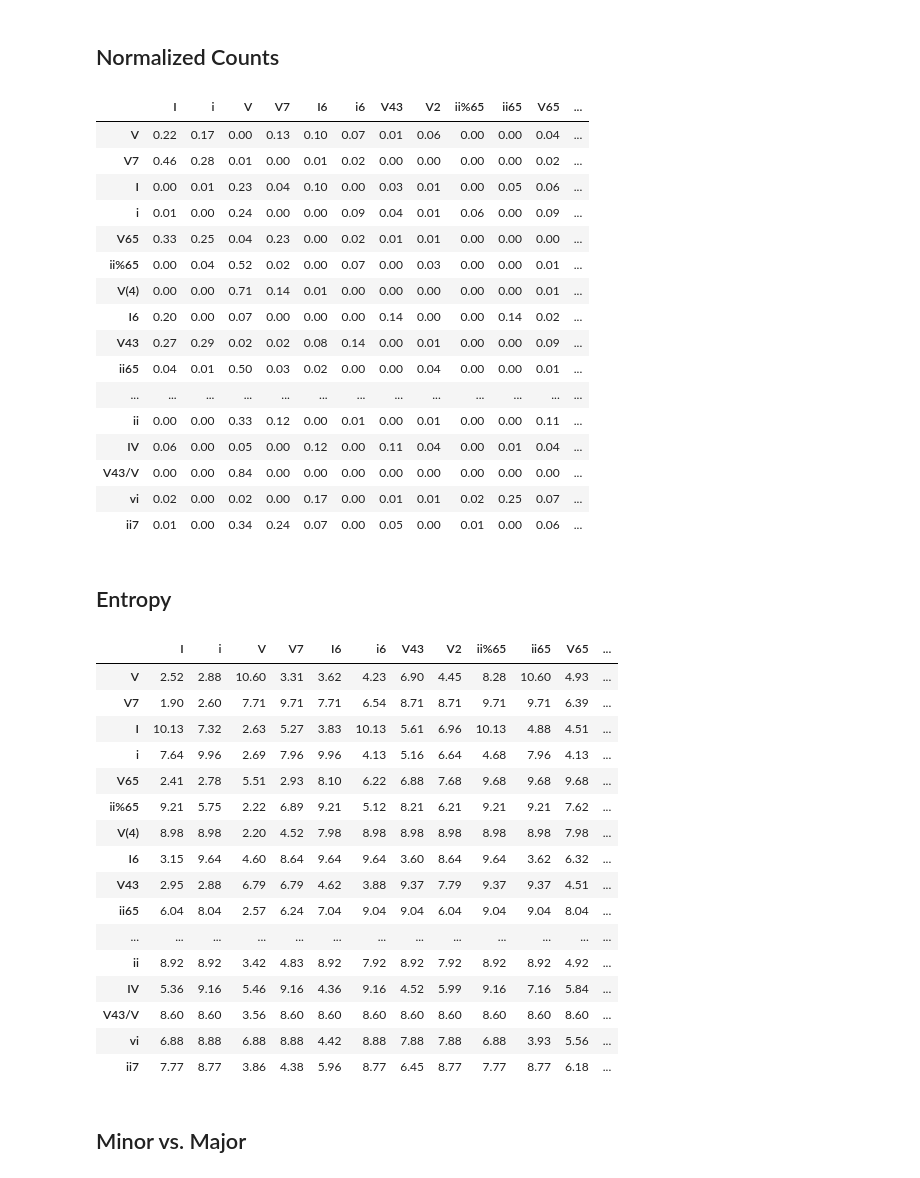
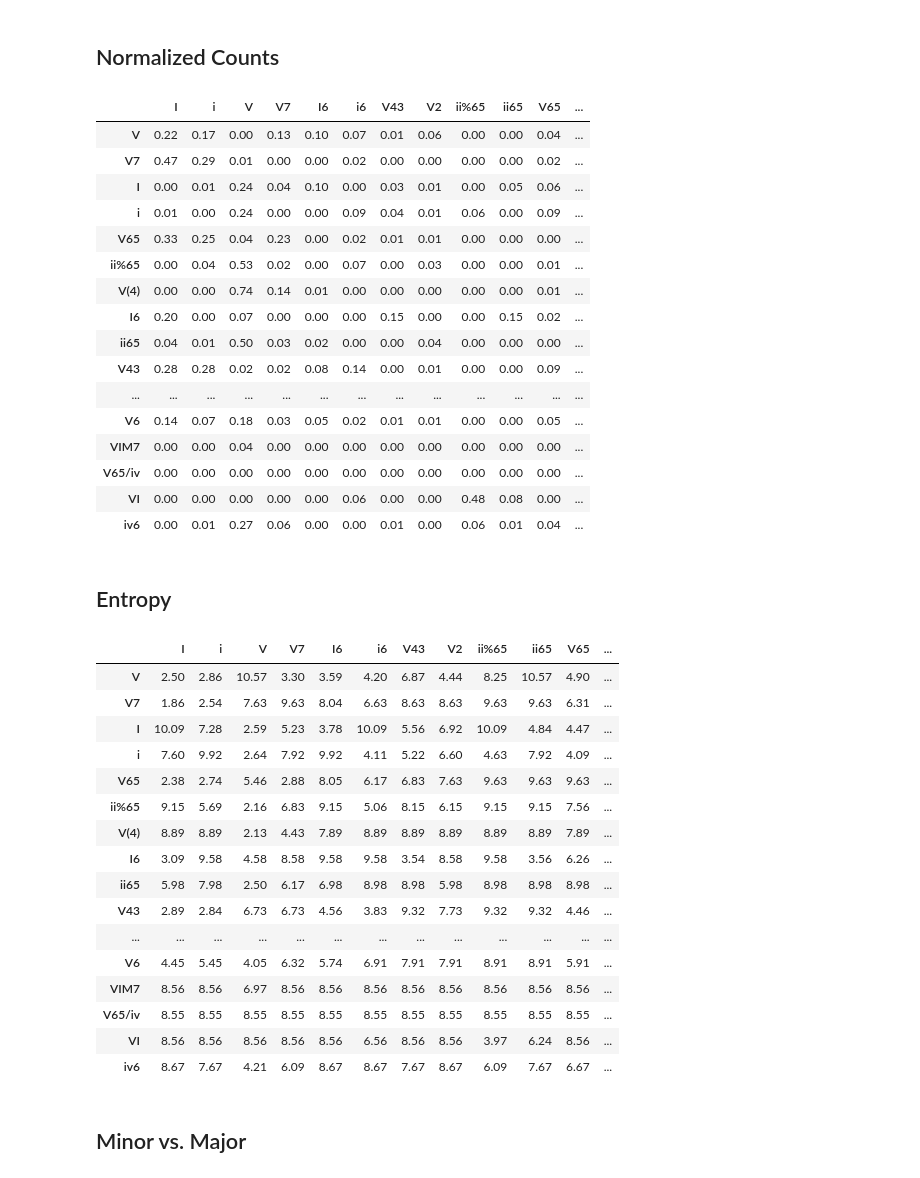
Before and after one commit to DCMLab/coup, a Jupyter notebook: figures.ipynb, the cells around one changed output. Cells and saved outputs as stored; diff of their text form; code cells hidden in the pictures.

```diff
--- a/figures.ipynb
+++ b/figures.ipynb
@@ -298,3 +319,4 @@ Couperin-concerts_royaux/harmonies  -> {'.tsv': 26}
 # %%
-p = Parse('.', key='coup', file_re='tsv$', index='fname', folder_re='harmonies')
+p = Parse('.', key='coup', exclude_re='AN.tsv$', file_re='tsv$', index='fname', folder_re='harmonies')
 p.parse_tsv()
+p
@@ -361,0 +366,3 @@ Name: chord, dtype: int64
+# %%
+k = 25
+df.chord.value_counts().iloc[:k]
@@ -448,47 +473,47 @@ transition_matrix(chord_successions, k=20, dist_only=True)
 # %% [markdown]
 ## Normalized Counts
 # %%
-transition_matrix(chord_successions, k=20, dist_only=True, normalize=True, decimals=2)
+transition_matrix(chord_successions, k=k, dist_only=True, normalize=True, decimals=2)
 # %% [output]
 |  | I | i | V | V7 | I6 | i6 | V43 | V2 | ii%65 | ii65 | V65 | ... |
 | V | 0.22 | 0.17 | 0.00 | 0.13 | 0.10 | 0.07 | 0.01 | 0.06 | 0.00 | 0.00 | 0.04 | ... |
-| V7 | 0.46 | 0.28 | 0.01 | 0.00 | 0.01 | 0.02 | 0.00 | 0.00 | 0.00 | 0.00 | 0.02 | ... |
-| I | 0.00 | 0.01 | 0.23 | 0.04 | 0.10 | 0.00 | 0.03 | 0.01 | 0.00 | 0.05 | 0.06 | ... |
+| V7 | 0.47 | 0.29 | 0.01 | 0.00 | 0.00 | 0.02 | 0.00 | 0.00 | 0.00 | 0.00 | 0.02 | ... |
+| I | 0.00 | 0.01 | 0.24 | 0.04 | 0.10 | 0.00 | 0.03 | 0.01 | 0.00 | 0.05 | 0.06 | ... |
 | i | 0.01 | 0.00 | 0.24 | 0.00 | 0.00 | 0.09 | 0.04 | 0.01 | 0.06 | 0.00 | 0.09 | ... |
 | V65 | 0.33 | 0.25 | 0.04 | 0.23 | 0.00 | 0.02 | 0.01 | 0.01 | 0.00 | 0.00 | 0.00 | ... |
-| ii%65 | 0.00 | 0.04 | 0.52 | 0.02 | 0.00 | 0.07 | 0.00 | 0.03 | 0.00 | 0.00 | 0.01 | ... |
-| V(4) | 0.00 | 0.00 | 0.71 | 0.14 | 0.01 | 0.00 | 0.00 | 0.00 | 0.00 | 0.00 | 0.01 | ... |
-| I6 | 0.20 | 0.00 | 0.07 | 0.00 | 0.00 | 0.00 | 0.14 | 0.00 | 0.00 | 0.14 | 0.02 | ... |
-| V43 | 0.27 | 0.29 | 0.02 | 0.02 | 0.08 | 0.14 | 0.00 | 0.01 | 0.00 | 0.00 | 0.09 | ... |
-| ii65 | 0.04 | 0.01 | 0.50 | 0.03 | 0.02 | 0.00 | 0.00 | 0.04 | 0.00 | 0.00 | 0.01 | ... |
+| ii%65 | 0.00 | 0.04 | 0.53 | 0.02 | 0.00 | 0.07 | 0.00 | 0.03 | 0.00 | 0.00 | 0.01 | ... |
+| V(4) | 0.00 | 0.00 | 0.74 | 0.14 | 0.01 | 0.00 | 0.00 | 0.00 | 0.00 | 0.00 | 0.01 | ... |
+| I6 | 0.20 | 0.00 | 0.07 | 0.00 | 0.00 | 0.00 | 0.15 | 0.00 | 0.00 | 0.15 | 0.02 | ... |
+| ii65 | 0.04 | 0.01 | 0.50 | 0.03 | 0.02 | 0.00 | 0.00 | 0.04 | 0.00 | 0.00 | 0.00 | ... |
+| V43 | 0.28 | 0.28 | 0.02 | 0.02 | 0.08 | 0.14 | 0.00 | 0.01 | 0.00 | 0.00 | 0.09 | ... |
 | ... | ... | ... | ... | ... | ... | ... | ... | ... | ... | ... | ... | ... |
-| ii | 0.00 | 0.00 | 0.33 | 0.12 | 0.00 | 0.01 | 0.00 | 0.01 | 0.00 | 0.00 | 0.11 | ... |
-| IV | 0.06 | 0.00 | 0.05 | 0.00 | 0.12 | 0.00 | 0.11 | 0.04 | 0.00 | 0.01 | 0.04 | ... |
-| V43/V | 0.00 | 0.00 | 0.84 | 0.00 | 0.00 | 0.00 | 0.00 | 0.00 | 0.00 | 0.00 | 0.00 | ... |
-| vi | 0.02 | 0.00 | 0.02 | 0.00 | 0.17 | 0.00 | 0.01 | 0.01 | 0.02 | 0.25 | 0.07 | ... |
-| ii7 | 0.01 | 0.00 | 0.34 | 0.24 | 0.07 | 0.00 | 0.05 | 0.00 | 0.01 | 0.00 | 0.06 | ... |
+| V6 | 0.14 | 0.07 | 0.18 | 0.03 | 0.05 | 0.02 | 0.01 | 0.01 | 0.00 | 0.00 | 0.05 | ... |
+| VIM7 | 0.00 | 0.00 | 0.04 | 0.00 | 0.00 | 0.00 | 0.00 | 0.00 | 0.00 | 0.00 | 0.00 | ... |
+| V65/iv | 0.00 | 0.00 | 0.00 | 0.00 | 0.00 | 0.00 | 0.00 | 0.00 | 0.00 | 0.00 | 0.00 | ... |
+| VI | 0.00 | 0.00 | 0.00 | 0.00 | 0.00 | 0.06 | 0.00 | 0.00 | 0.48 | 0.08 | 0.00 | ... |
+| iv6 | 0.00 | 0.01 | 0.27 | 0.06 | 0.00 | 0.00 | 0.01 | 0.00 | 0.06 | 0.01 | 0.04 | ... |
 # %% [markdown]
 ## Entropy
 # %%
-transition_matrix(chord_successions, k=20, IC=True, dist_only=True, smooth=1, decimals=2)
+transition_matrix(chord_successions, k=k, IC=True, dist_only=True, smooth=1, decimals=2)
 # %% [output]
 |  | I | i | V | V7 | I6 | i6 | V43 | V2 | ii%65 | ii65 | V65 | ... |
-| V | 2.52 | 2.88 | 10.60 | 3.31 | 3.62 | 4.23 | 6.90 | 4.45 | 8.28 | 10.60 | 4.93 | ... |
-| V7 | 1.90 | 2.60 | 7.71 | 9.71 | 7.71 | 6.54 | 8.71 | 8.71 | 9.71 | 9.71 | 6.39 | ... |
-| I | 10.13 | 7.32 | 2.63 | 5.27 | 3.83 | 10.13 | 5.61 | 6.96 | 10.13 | 4.88 | 4.51 | ... |
-| i | 7.64 | 9.96 | 2.69 | 7.96 | 9.96 | 4.13 | 5.16 | 6.64 | 4.68 | 7.96 | 4.13 | ... |
-| V65 | 2.41 | 2.78 | 5.51 | 2.93 | 8.10 | 6.22 | 6.88 | 7.68 | 9.68 | 9.68 | 9.68 | ... |
-| ii%65 | 9.21 | 5.75 | 2.22 | 6.89 | 9.21 | 5.12 | 8.21 | 6.21 | 9.21 | 9.21 | 7.62 | ... |
-| V(4) | 8.98 | 8.98 | 2.20 | 4.52 | 7.98 | 8.98 | 8.98 | 8.98 | 8.98 | 8.98 | 7.98 | ... |
-| I6 | 3.15 | 9.64 | 4.60 | 8.64 | 9.64 | 9.64 | 3.60 | 8.64 | 9.64 | 3.62 | 6.32 | ... |
-| V43 | 2.95 | 2.88 | 6.79 | 6.79 | 4.62 | 3.88 | 9.37 | 7.79 | 9.37 | 9.37 | 4.51 | ... |
-| ii65 | 6.04 | 8.04 | 2.57 | 6.24 | 7.04 | 9.04 | 9.04 | 6.04 | 9.04 | 9.04 | 8.04 | ... |
+| V | 2.50 | 2.86 | 10.57 | 3.30 | 3.59 | 4.20 | 6.87 | 4.44 | 8.25 | 10.57 | 4.90 | ... |
+| V7 | 1.86 | 2.54 | 7.63 | 9.63 | 8.04 | 6.63 | 8.63 | 8.63 | 9.63 | 9.63 | 6.31 | ... |
+| I | 10.09 | 7.28 | 2.59 | 5.23 | 3.78 | 10.09 | 5.56 | 6.92 | 10.09 | 4.84 | 4.47 | ... |
+| i | 7.60 | 9.92 | 2.64 | 7.92 | 9.92 | 4.11 | 5.22 | 6.60 | 4.63 | 7.92 | 4.09 | ... |
+| V65 | 2.38 | 2.74 | 5.46 | 2.88 | 8.05 | 6.17 | 6.83 | 7.63 | 9.63 | 9.63 | 9.63 | ... |
+| ii%65 | 9.15 | 5.69 | 2.16 | 6.83 | 9.15 | 5.06 | 8.15 | 6.15 | 9.15 | 9.15 | 7.56 | ... |
+| V(4) | 8.89 | 8.89 | 2.13 | 4.43 | 7.89 | 8.89 | 8.89 | 8.89 | 8.89 | 8.89 | 7.89 | ... |
+| I6 | 3.09 | 9.58 | 4.58 | 8.58 | 9.58 | 9.58 | 3.54 | 8.58 | 9.58 | 3.56 | 6.26 | ... |
+| ii65 | 5.98 | 7.98 | 2.50 | 6.17 | 6.98 | 8.98 | 8.98 | 5.98 | 8.98 | 8.98 | 8.98 | ... |
+| V43 | 2.89 | 2.84 | 6.73 | 6.73 | 4.56 | 3.83 | 9.32 | 7.73 | 9.32 | 9.32 | 4.46 | ... |
 | ... | ... | ... | ... | ... | ... | ... | ... | ... | ... | ... | ... | ... |
-| ii | 8.92 | 8.92 | 3.42 | 4.83 | 8.92 | 7.92 | 8.92 | 7.92 | 8.92 | 8.92 | 4.92 | ... |
-| IV | 5.36 | 9.16 | 5.46 | 9.16 | 4.36 | 9.16 | 4.52 | 5.99 | 9.16 | 7.16 | 5.84 | ... |
-| V43/V | 8.60 | 8.60 | 3.56 | 8.60 | 8.60 | 8.60 | 8.60 | 8.60 | 8.60 | 8.60 | 8.60 | ... |
-| vi | 6.88 | 8.88 | 6.88 | 8.88 | 4.42 | 8.88 | 7.88 | 7.88 | 6.88 | 3.93 | 5.56 | ... |
-| ii7 | 7.77 | 8.77 | 3.86 | 4.38 | 5.96 | 8.77 | 6.45 | 8.77 | 7.77 | 8.77 | 6.18 | ... |
+| V6 | 4.45 | 5.45 | 4.05 | 6.32 | 5.74 | 6.91 | 7.91 | 7.91 | 8.91 | 8.91 | 5.91 | ... |
+| VIM7 | 8.56 | 8.56 | 6.97 | 8.56 | 8.56 | 8.56 | 8.56 | 8.56 | 8.56 | 8.56 | 8.56 | ... |
+| V65/iv | 8.55 | 8.55 | 8.55 | 8.55 | 8.55 | 8.55 | 8.55 | 8.55 | 8.55 | 8.55 | 8.55 | ... |
+| VI | 8.56 | 8.56 | 8.56 | 8.56 | 8.56 | 6.56 | 8.56 | 8.56 | 3.97 | 6.24 | 8.56 | ... |
+| iv6 | 8.67 | 7.67 | 4.21 | 6.09 | 8.67 | 8.67 | 7.67 | 8.67 | 6.09 | 7.67 | 6.67 | ... |
 # %% [markdown]
 ## Minor vs. Major
 # %%
```
Also changed, not shown: parts of 39 cells of this notebook.
